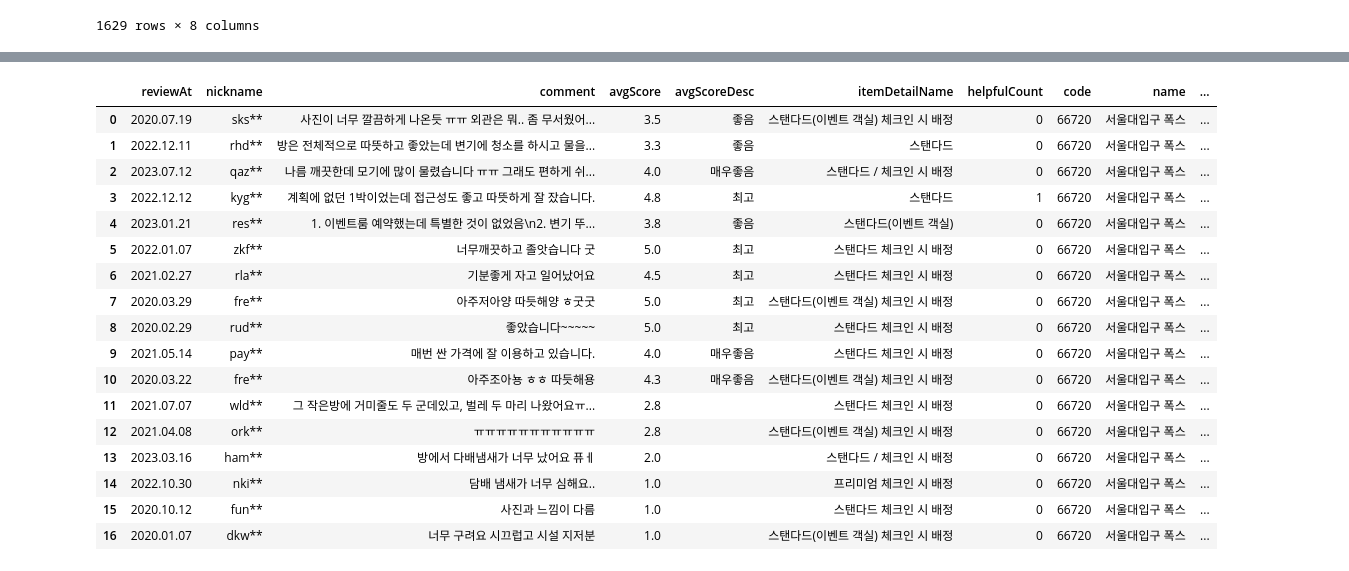
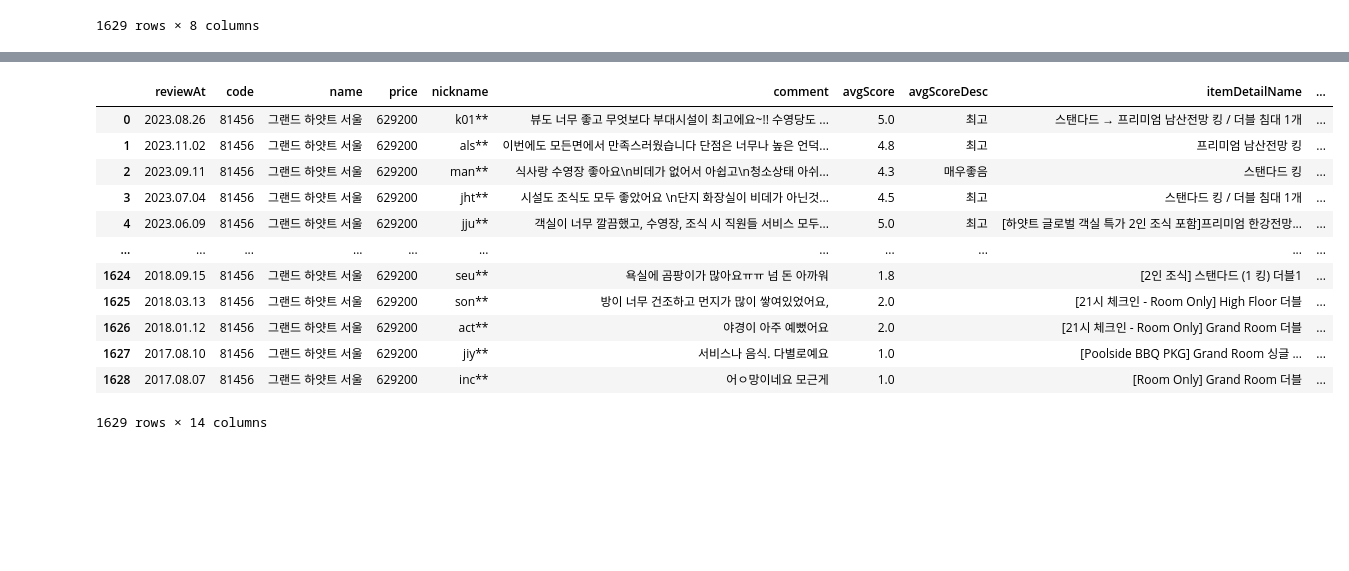
Before and after one commit to doxgxxn/final_crawl, a Jupyter notebook: 01_search_review.ipynb, the cells around one changed output, grey strips where cells are left out. Saved outputs shown, nothing was run; the diff lists cells and outputs as text; code cells hidden in the pictures; blank space fills up the shorter version.

```diff
--- a/get_review.ipynb
+++ b/01_search_review.ipynb
@@ -204,26 +225,22 @@ def hotel_search(search):
     df['price'] = card_list[idx]['price']
     df['lat'] = card_list[idx]['lat']
     df['lon'] = card_list[idx]['lon']
+    df = df[["reviewAt","code", "name","price"] + [col for col in df.columns if col not in ["code", "name","reviewAt","price"]]]
 
     return df
-# %%
-hotel_search('서울대입구 폭스')
-# %% [output]
-|  | reviewAt | nickname | comment | avgScore | avgScoreDesc | itemDetailName | helpfulCount | code | name | ... |
-| 0 | 2020.07.19 | sks** | 사진이 너무 깔끔하게 나온듯 ㅠㅠ 외관은 뭐.. 좀 무서웠어... | 3.5 | 좋음 | 스탠다드(이벤트 객실) 체크인 시 배정 | 0 | 66720 | 서울대입구 폭스 | ... |
-| 1 | 2022.12.11 | rhd** | 방은 전체적으로 따뜻하고 좋았는데 변기에 청소를 하시고 물을... | 3.3 | 좋음 | 스탠다드 | 0 | 66720 | 서울대입구 폭스 | ... |
-| 2 | 2023.07.12 | qaz** | 나름 깨끗한데 모기에 많이 물렸습니다 ㅠㅠ 그래도 편하게 쉬... | 4.0 | 매우좋음 | 스탠다드 / 체크인 시 배정 | 0 | 66720 | 서울대입구 폭스 | ... |
-| 3 | 2022.12.12 | kyg** | 계획에 없던 1박이었는데 접근성도 좋고 따뜻하게 잘 잤습니다. | 4.8 | 최고 | 스탠다드 | 1 | 66720 | 서울대입구 폭스 | ... |
-| 4 | 2023.01.21 | res** | 1. 이벤트룸 예약했는데 특별한 것이 없었음\n2. 변기 뚜... | 3.8 | 좋음 | 스탠다드(이벤트 객실) | 0 | 66720 | 서울대입구 폭스 | ... |
-| 5 | 2022.01.07 | zkf** | 너무깨끗하고 졸앗습니다 굿 | 5.0 | 최고 | 스탠다드 체크인 시 배정 | 0 | 66720 | 서울대입구 폭스 | ... |
-| 6 | 2021.02.27 | rla** | 기분좋게 자고 일어났어요 | 4.5 | 최고 | 스탠다드 체크인 시 배정 | 0 | 66720 | 서울대입구 폭스 | ... |
-| 7 | 2020.03.29 | fre** | 아주저아양 따듯해양 ㅎ굿굿 | 5.0 | 최고 | 스탠다드(이벤트 객실) 체크인 시 배정 | 0 | 66720 | 서울대입구 폭스 | ... |
-| 8 | 2020.02.29 | rud** | 좋았습니다~~~~~ | 5.0 | 최고 | 스탠다드 체크인 시 배정 | 0 | 66720 | 서울대입구 폭스 | ... |
-| 9 | 2021.05.14 | pay** | 매번 싼 가격에 잘 이용하고 있습니다. | 4.0 | 매우좋음 | 스탠다드 체크인 시 배정 | 0 | 66720 | 서울대입구 폭스 | ... |
-| 10 | 2020.03.22 | fre** | 아주조아뇽 ㅎㅎ 따듯해용 | 4.3 | 매우좋음 | 스탠다드(이벤트 객실) 체크인 시 배정 | 0 | 66720 | 서울대입구 폭스 | ... |
-| 11 | 2021.07.07 | wld** | 그 작은방에 거미줄도 두 군데있고, 벌레 두 마리 나왔어요ㅠ... | 2.8 |  | 스탠다드 체크인 시 배정 | 0 | 66720 | 서울대입구 폭스 | ... |
-| 12 | 2021.04.08 | ork** | ㅠㅠㅠㅠㅠㅠㅠㅠㅠㅠㅠ | 2.8 |  | 스탠다드(이벤트 객실) 체크인 시 배정 | 0 | 66720 | 서울대입구 폭스 | ... |
-| 13 | 2023.03.16 | ham** | 방에서 다배냄새가 너무 났어요 퓨ㅔ | 2.0 |  | 스탠다드 / 체크인 시 배정 | 0 | 66720 | 서울대입구 폭스 | ... |
-| 14 | 2022.10.30 | nki** | 담배 냄새가 너무 심해요.. | 1.0 |  | 프리미엄 체크인 시 배정 | 0 | 66720 | 서울대입구 폭스 | ... |
-| 15 | 2020.10.12 | fun** | 사진과 느낌이 다름 | 1.0 |  | 스탠다드 체크인 시 배정 | 0 | 66720 | 서울대입구 폭스 | ... |
-| 16 | 2020.01.07 | dkw** | 너무 구려요 시끄럽고 시설 지저분 | 1.0 |  | 스탠다드(이벤트 객실) 체크인 시 배정 | 0 | 66720 | 서울대입구 폭스 | ... |
+# %%
+hotel_search('하얏트')
+# %% [output]
+|  | reviewAt | code | name | price | nickname | comment | avgScore | avgScoreDesc | itemDetailName | ... |
+| 0 | 2023.08.26 | 81456 | 그랜드 하얏트 서울 | 629200 | k01** | 뷰도 너무 좋고 무엇보다 부대시설이 최고에요~!! 수영당도 ... | 5.0 | 최고 | 스탠다드 → 프리미엄 남산전망 킹 / 더블 침대 1개 | ... |
+| 1 | 2023.11.02 | 81456 | 그랜드 하얏트 서울 | 629200 | als** | 이번에도 모든면에서 만족스러웠습니다 단점은 너무나 높은 언덕... | 4.8 | 최고 | 프리미엄 남산전망 킹 | ... |
+| 2 | 2023.09.11 | 81456 | 그랜드 하얏트 서울 | 629200 | man** | 식사랑 수영장 좋아요\n비데가 없어서 아쉽고\n청소상태 아쉬... | 4.3 | 매우좋음 | 스탠다드 킹 | ... |
+| 3 | 2023.07.04 | 81456 | 그랜드 하얏트 서울 | 629200 | jht** | 시설도 조식도 모두 좋았어요 \n단지 화장실이 비데가 아닌것... | 4.5 | 최고 | 스탠다드 킹 / 더블 침대 1개 | ... |
+| 4 | 2023.06.09 | 81456 | 그랜드 하얏트 서울 | 629200 | jju** | 객실이 너무 깔끔했고, 수영장, 조식 시 직원들 서비스 모두... | 5.0 | 최고 | [하얏트 글로벌 객실 특가 2인 조식 포함]프리미엄 한강전망... | ... |
+| ... | ... | ... | ... | ... | ... | ... | ... | ... | ... | ... |
+| 1624 | 2018.09.15 | 81456 | 그랜드 하얏트 서울 | 629200 | seu** | 욕실에 곰팡이가 많아요ㅠㅠ 넘 돈 아까워 | 1.8 |  | [2인 조식] 스탠다드 (1 킹) 더블1 | ... |
+| 1625 | 2018.03.13 | 81456 | 그랜드 하얏트 서울 | 629200 | son** | 방이 너무 건조하고 먼지가 많이 쌓여있었어요, | 2.0 |  | [21시 체크인 - Room Only] High Floor 더블 | ... |
+| 1626 | 2018.01.12 | 81456 | 그랜드 하얏트 서울 | 629200 | act** | 야경이 아주 예뻤어요 | 2.0 |  | [21시 체크인 - Room Only] Grand Room 더블 | ... |
+| 1627 | 2017.08.10 | 81456 | 그랜드 하얏트 서울 | 629200 | jiy** | 서비스나 음식. 다별로예요 | 1.0 |  | [Poolside BBQ PKG] Grand Room 싱글 ... | ... |
+| 1628 | 2017.08.07 | 81456 | 그랜드 하얏트 서울 | 629200 | inc** | 어ㅇ망이네요 모근게 | 1.0 |  | [Room Only] Grand Room 더블 | ... |
+1629 rows × 14 columns
```
Also changed, not shown: parts of 1 cell of this notebook, 20 other files.
